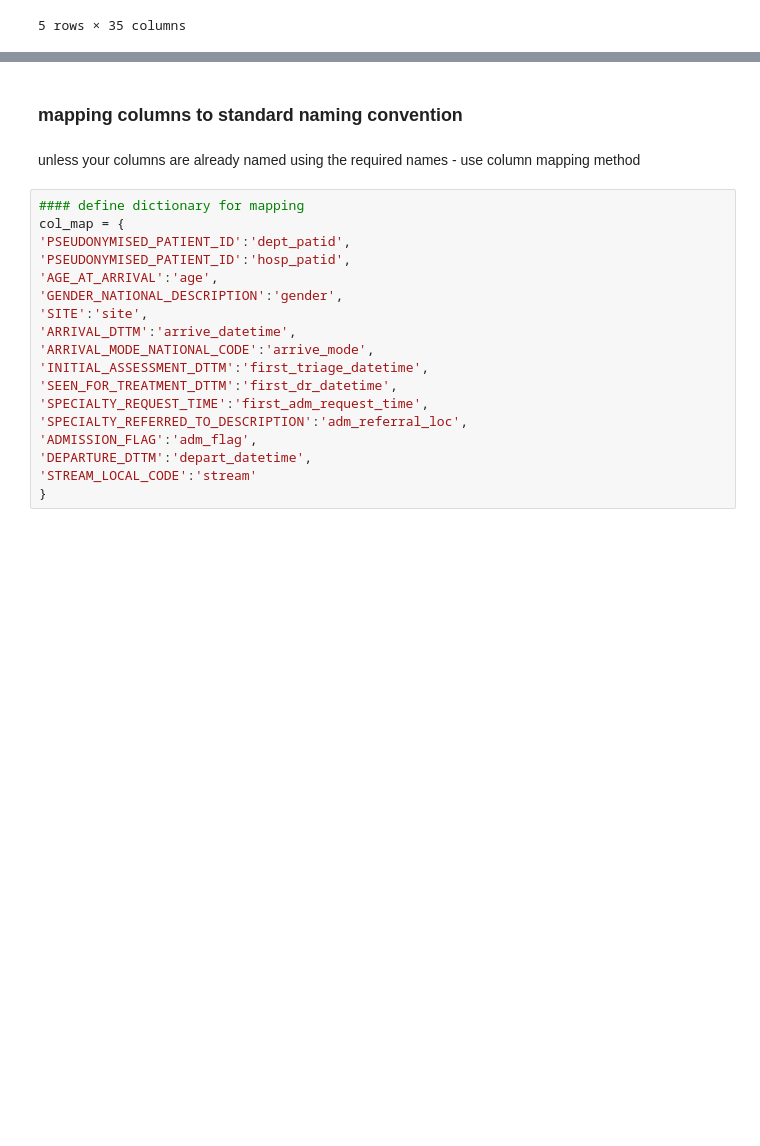
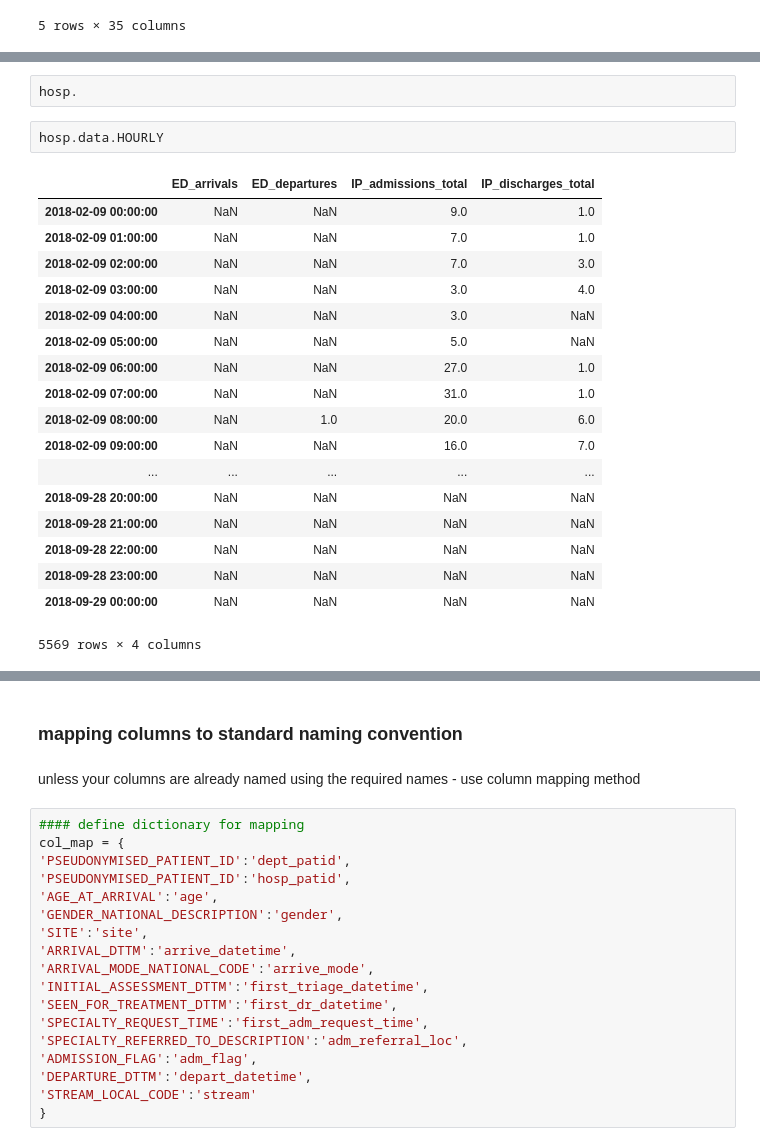
Before and after one commit to BradKeogh/flosp, a Jupyter notebook: example/example_flosp_workflow.ipynb, the cells around one changed output, grey strips where cells are left out. Drawn from its saved outputs; the diff is of its cells as text; blank space fills up the shorter version.

```diff
--- a/example/example_flosp_workflow.ipynb
+++ b/example/example_flosp_workflow.ipynb
@@ -132,0 +164,23 @@ hosp.extract_data('IP').head()
+# %%
+hosp.
+# %%
+hosp.data.HOURLY
+# %% [output]
+|  | ED_arrivals | ED_departures | IP_admissions_total | IP_discharges_total |
+| 2018-02-09 00:00:00 | NaN | NaN | 9.0 | 1.0 |
+| 2018-02-09 01:00:00 | NaN | NaN | 7.0 | 1.0 |
+| 2018-02-09 02:00:00 | NaN | NaN | 7.0 | 3.0 |
+| 2018-02-09 03:00:00 | NaN | NaN | 3.0 | 4.0 |
+| 2018-02-09 04:00:00 | NaN | NaN | 3.0 | NaN |
+| 2018-02-09 05:00:00 | NaN | NaN | 5.0 | NaN |
+| 2018-02-09 06:00:00 | NaN | NaN | 27.0 | 1.0 |
+| 2018-02-09 07:00:00 | NaN | NaN | 31.0 | 1.0 |
+| 2018-02-09 08:00:00 | NaN | 1.0 | 20.0 | 6.0 |
+| 2018-02-09 09:00:00 | NaN | NaN | 16.0 | 7.0 |
+| ... | ... | ... | ... | ... |
+| 2018-09-28 20:00:00 | NaN | NaN | NaN | NaN |
+| 2018-09-28 21:00:00 | NaN | NaN | NaN | NaN |
+| 2018-09-28 22:00:00 | NaN | NaN | NaN | NaN |
+| 2018-09-28 23:00:00 | NaN | NaN | NaN | NaN |
+| 2018-09-29 00:00:00 | NaN | NaN | NaN | NaN |
+5569 rows × 4 columns
```
Also changed, not shown: parts of 44 cells of this notebook, 7 other files.
